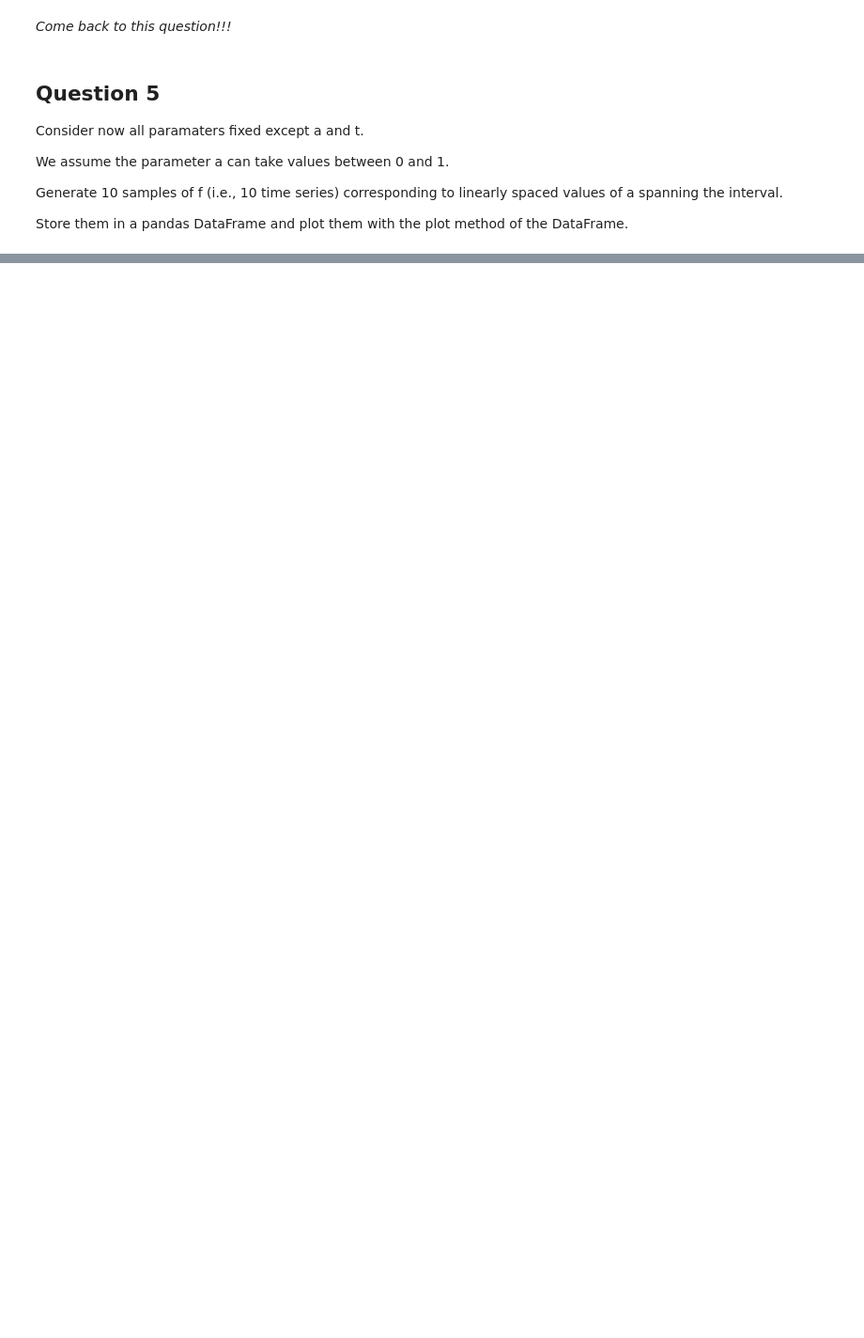
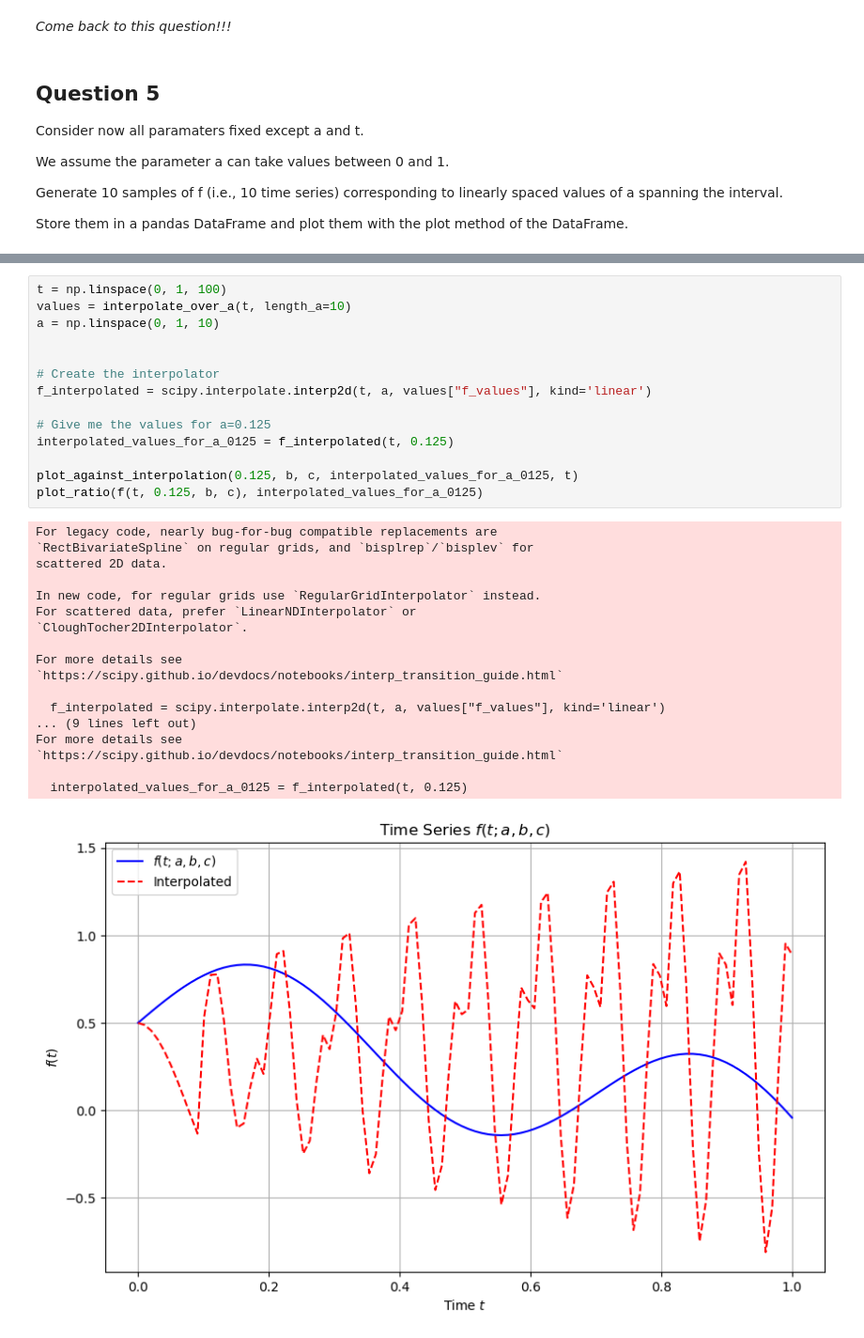
Before and after one commit to BenNorsk/curse_of_dimensionality, a Jupyter notebook: main.ipynb, the cells around one changed output, grey strips where cells are left out. Shown at 94% size. Saved outputs shown, nothing was run; the diff lists cells and outputs as text; blank space fills up the shorter version.

```diff
--- a/main.ipynb
+++ b/main.ipynb
@@ -125,0 +171,33 @@ Store them in a pandas DataFrame and plot them with the plot method of the DataF
+# %%
+t = np.linspace(0, 1, 100)
+values = interpolate_over_a(t, length_a=10)
+a = np.linspace(0, 1, 10)
+
+
+# Create the interpolator
+f_interpolated = scipy.interpolate.interp2d(t, a, values["f_values"], kind='linear')
+
+# Give me the values for a=0.125
+interpolated_values_for_a_0125 = f_interpolated(t, 0.125)
+
+plot_against_interpolation(0.125, b, c, interpolated_values_for_a_0125, t)
+plot_ratio(f(t, 0.125, b, c), interpolated_values_for_a_0125)
+# %% [output]
+For legacy code, nearly bug-for-bug compatible replacements are
+`RectBivariateSpline` on regular grids, and `bisplrep`/`bisplev` for
+scattered 2D data.
+
+In new code, for regular grids use `RegularGridInterpolator` instead.
+For scattered data, prefer `LinearNDInterpolator` or
+`CloughTocher2DInterpolator`.
+
+For more details see
+`https://scipy.github.io/devdocs/notebooks/interp_transition_guide.html`
+
+  f_interpolated = scipy.interpolate.interp2d(t, a, values["f_values"], kind='linear')
+... (9 lines left out)
+For more details see
+`https://scipy.github.io/devdocs/notebooks/interp_transition_guide.html`
+
+  interpolated_values_for_a_0125 = f_interpolated(t, 0.125)
+[figure, added]
```
Also changed, not shown: parts of 9 cells of this notebook, 1 other file.
